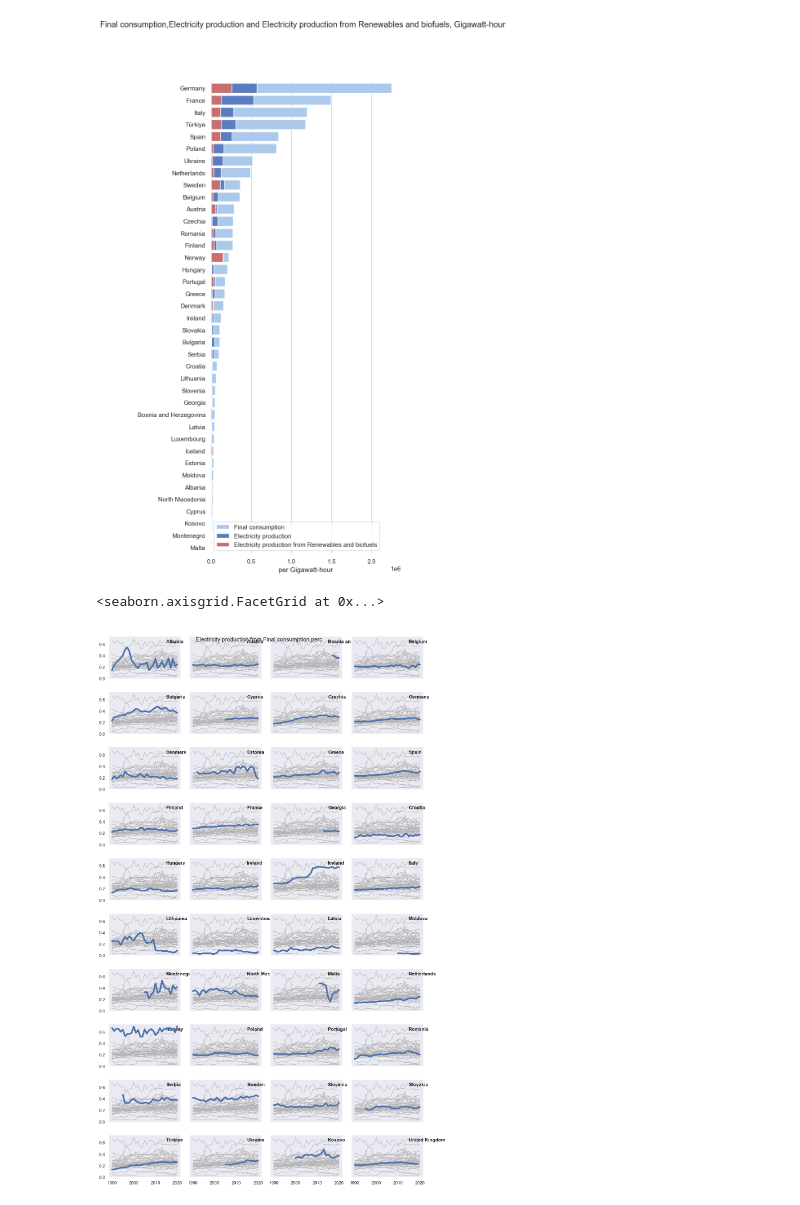
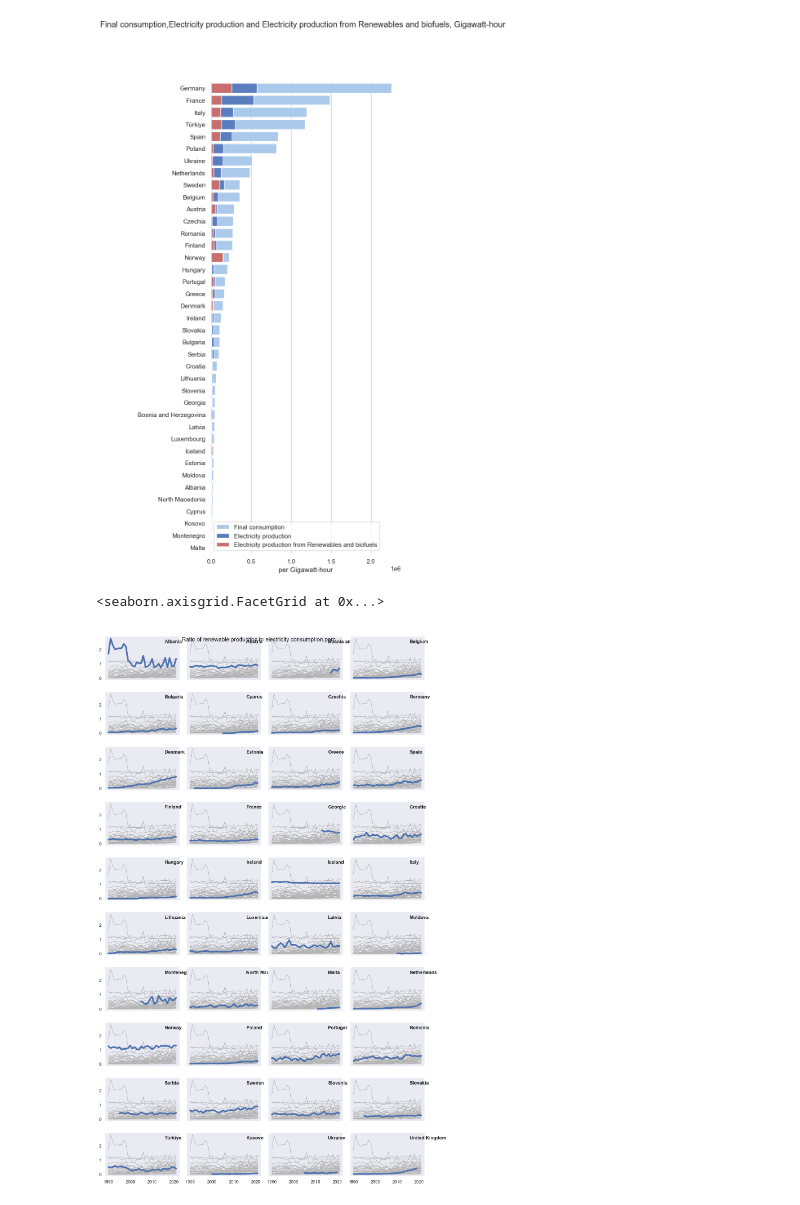
Before and after one commit to zhiravetska/FP, a Jupyter notebook: Eurostat.ipynb, the cells around one changed output. Drawn from its saved outputs; the diff is of its cells as text; code cells hidden in the pictures.

Commit message:
add ratio renewable production to el consumption

```diff
--- a/Eurostat.ipynb
+++ b/Eurostat.ipynb
@@ -120,6 +150,9 @@ and geo not in ("Euro area - 19 countries  (from 2015)","European Union - 27 cou
 # %%
 renewables = bal.query('unit=="Gigawatt-hour" and siec=="Renewables and biofuels" and nrg_bal=="Gross electricity production" \
 and geo not in ("Euro area - 19 countries  (from 2015)","European Union - 27 countries (from 2020)")')
+# %%
+el_consumption = bal.query('unit=="Gigawatt-hour" and siec=="Electricity" and nrg_bal=="Final consumption - energy use" \
+and geo not in ("Euro area - 19 countries  (from 2015)","European Union - 27 countries (from 2020)")')
 # %% [markdown]
 2. Energy Consumption, electricity production and electricity production from renewable
 # %% [markdown]
@@ -160,12 +193,11 @@ source_percSeries = ren_table.query('perc==max_perc')[['geo','date','perc']].dro
 consumptionSeries = measure_series(balance,'Final consumption')
 productionSeries = measure_series(el_production,'Electricity production')
 renewSeries = measure_series(renewables,'Electricity production from Renewables and biofuels')
+elconsumptionSeries = measure_series(el_consumption,'Electricity consumption')
 # %%
 #concat the all pandas series,the result - the table with all measures. Non-relative measures in Gigawatt-hour
-concated = pd.concat([consumptionSeries,productionSeries,renewSeries,source_nameSeries,source_percSeries],axis=1)
+concated = pd.concat([consumptionSeries,productionSeries,renewSeries,elconsumptionSeries,source_nameSeries,source_percSeries],axis=1)
 concated['Electricity production from Renewables and biofuels'] = pd.to_numeric(concated['Electricity production from Renewables and biofuels'])
 concated["Electricity production from Final consumption,perc"] = concated['Electricity production']/concated['Final consumption']
 concated["Electricity production from Renewables and biofuels,perc"] = concated['Electricity production from Renewables and biofuels']/concated['Electricity production']
-cols = concated.columns.to_list()
-new_cols = cols[:5]+cols[7:9]+cols[5:7]
-concated = concated[new_cols].reset_index()
+concated["Ratio of renewable production to electricity consumption,perc"] = concated['Electricity production from Renewables and biofuels']/concated['Electricity consumption']
@@ -266,8 +317,8 @@ def plot_measure(df_plot2,measure):
     g.figure.suptitle(measure)
     return g
 # %%
-plot_measure(concated,'Electricity production from Final consumption,perc')
+plot_measure(concated,'Ratio of renewable production to electricity consumption,perc')
 # %% [output]
 <seaborn.axisgrid.FacetGrid at 0x...>
-[figure, old version]
+[figure, new version]
 # %%
```
Also changed, not shown: parts of 14 cells of this notebook, 2 other files.
